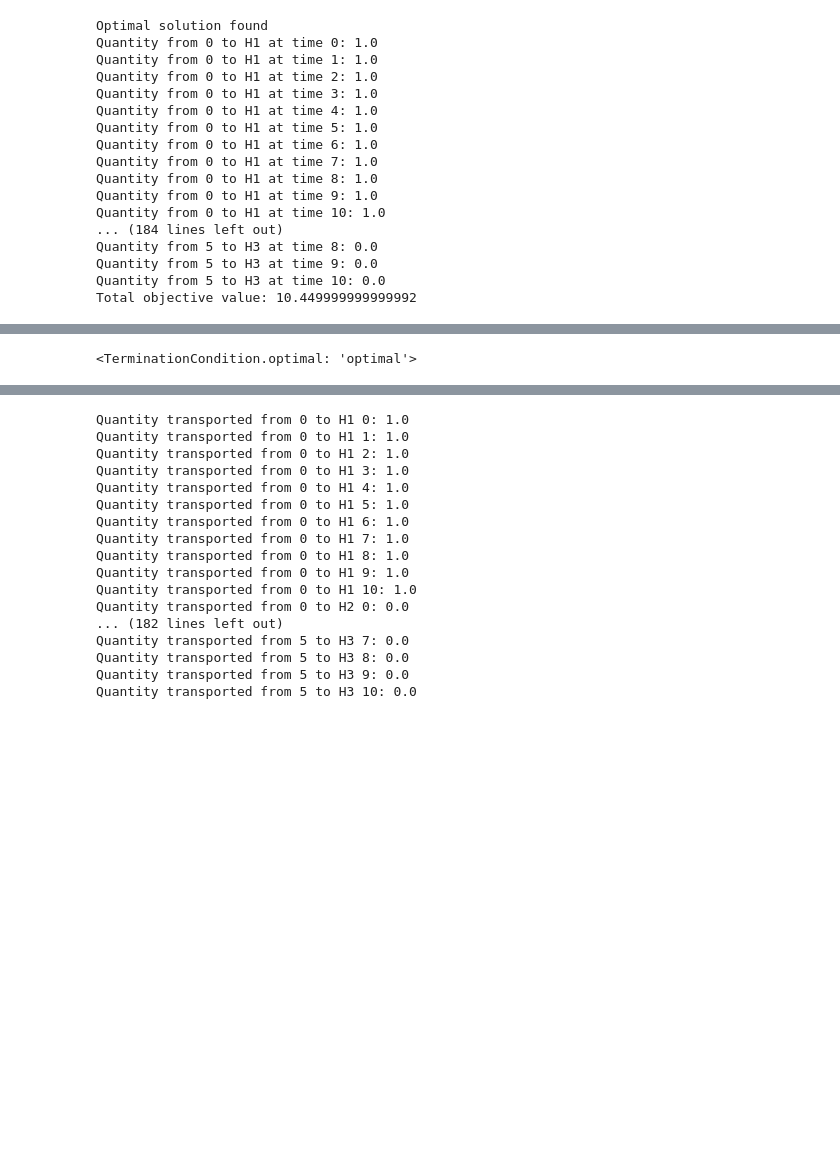
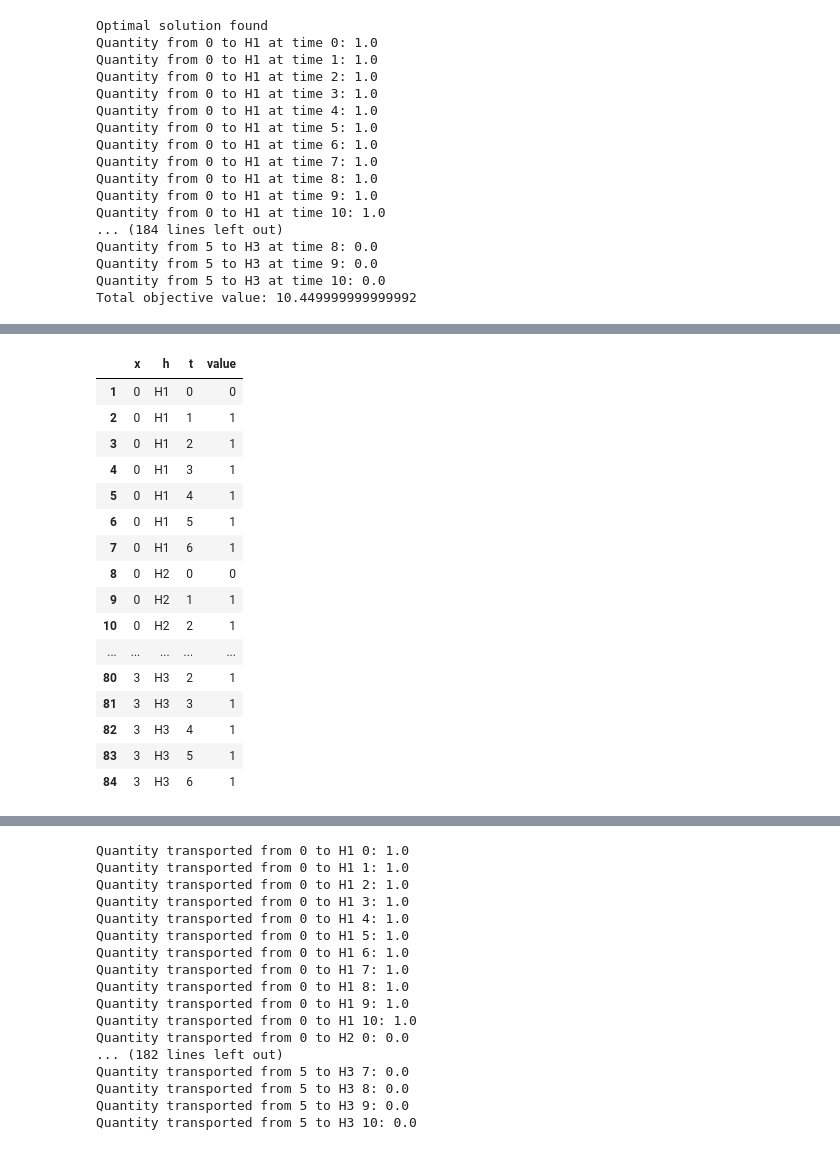
Before and after one commit to marnugue/crop_scheduling_optimization, a Jupyter notebook: notebooks/crop_sheduling.ipynb, the cells around one changed output, grey strips where cells are left out. Cells and saved outputs as stored; diff of their text form; code cells hidden in the pictures; blank space fills up the shorter version.

Commit message:
optimization crop scheduling model in notebook

```diff
--- a/notebooks/crop_sheduling.ipynb
+++ b/notebooks/crop_sheduling.ipynb
@@ -139,4 +56,10 @@ TypeError: EpsilonConstraintAugment.__iterate_payoff_table() takes 2 positional
-# %%
-results.solver.termination_condition
-# %% [output]
-<TerminationCondition.optimal: 'optimal'>
+# %%
+init_dict = {(x, h, t): 0 for x in range(4) for h in ['H1', 'H2', 'H3'] for t in range(7)}
+# %%
+for t in range(1,4):
+    init_dict[0, 'H1', t] = 1
+    init_dict[1, 'H2', t] = 1
+    init_dict[2, 'H3', t] = 1
+    init_dict[3, 'H2', t] = 1
+init_dict[0, 'H1', 4] = 1
+init_dict[0, 'H1', 5] = 1
@@ -142,0 +238,29 @@ results.solver.termination_condition
+# %%
+import pandas as pd
+df = pd.DataFrame(columns=['x','h','t','value'])
+idx=0
+for x in model.X:
+    for h in model.VEGETABLES:
+        for t in model.TIME:
+            idx+=1
+            df.loc[idx,:] = [x,h,t,ceil(model.scheduling[x, h, t].value)]
+# %%
+df
+# %% [output]
+|  | x | h | t | value |
+| 1 | 0 | H1 | 0 | 0 |
+| 2 | 0 | H1 | 1 | 1 |
+| 3 | 0 | H1 | 2 | 1 |
+| 4 | 0 | H1 | 3 | 1 |
+| 5 | 0 | H1 | 4 | 1 |
+| 6 | 0 | H1 | 5 | 1 |
+| 7 | 0 | H1 | 6 | 1 |
+| 8 | 0 | H2 | 0 | 0 |
+| 9 | 0 | H2 | 1 | 1 |
+| 10 | 0 | H2 | 2 | 1 |
+| ... | ... | ... | ... | ... |
+| 80 | 3 | H3 | 2 | 1 |
+| 81 | 3 | H3 | 3 | 1 |
+| 82 | 3 | H3 | 4 | 1 |
+| 83 | 3 | H3 | 5 | 1 |
+| 84 | 3 | H3 | 6 | 1 |
```
Also changed, not shown: parts of 16 cells of this notebook.
